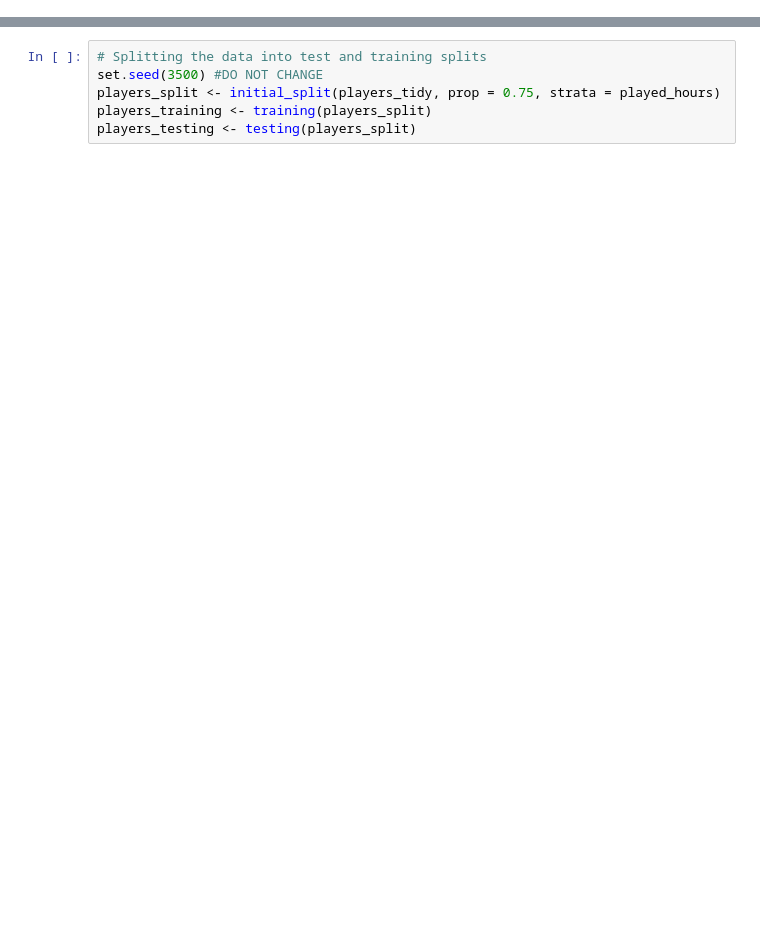
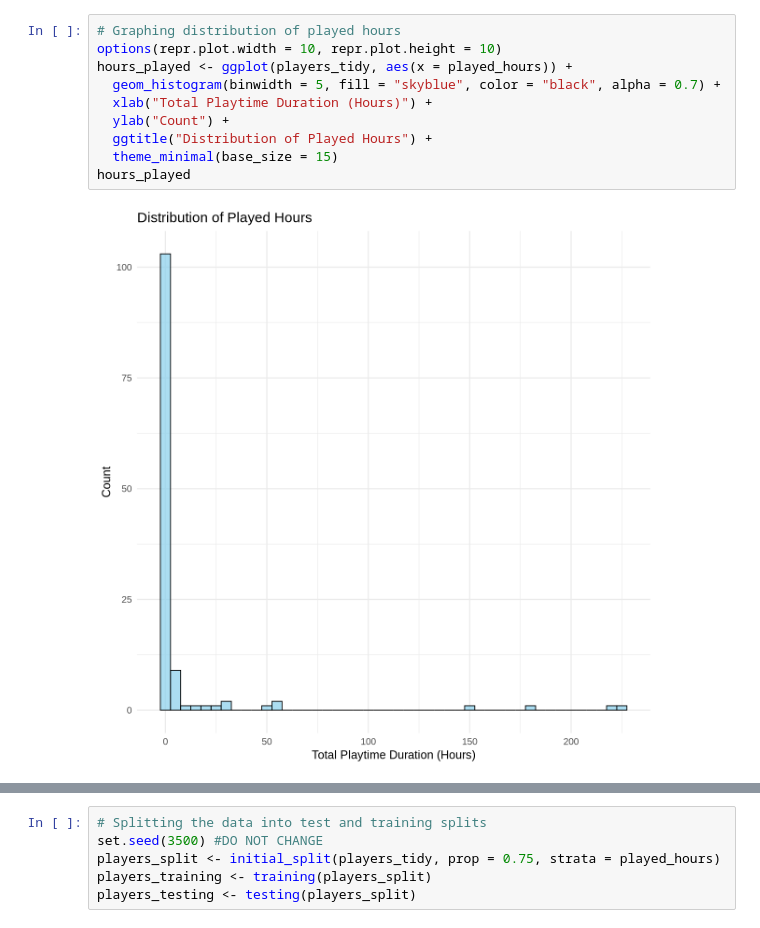
Before and after one commit to Michaele0128/Final_Project, a Jupyter notebook: Final Project.ipynb, the cells around one changed output, grey strips where cells are left out. Saved outputs shown, nothing was run; the diff lists cells and outputs as text; blank space fills up the shorter version.

Commit message:
Some visualizations are added for the tidy data

```diff
--- a/Final Project.ipynb
+++ b/Final Project.ipynb
@@ -152,3 +153,15 @@ A tibble: 125 × 9
 | bda1905e54b6c745bcced9d59ce655a5b... | 0 | 17 | Male | 2 | 5 | 1 | 0 | ... |
 | 7b17513f11968feaf6b02977885c436dc... | 0 | 50 | Male | 3 | 5 | 1 | 0 | ... |
 | d572f391d452b76ea2d7e5e53a3d38bfd... | 0 | 17 | Other | 2 | 5 | 0 | 0 | ... |
+# %%
+# Graphing distribution of played hours
+options(repr.plot.width = 10, repr.plot.height = 10)
+hours_played <- ggplot(players_tidy, aes(x = played_hours)) +
+  geom_histogram(binwidth = 5, fill = "skyblue", color = "black", alpha = 0.7) +
+  xlab("Total Playtime Duration (Hours)") +
+  ylab("Count") +
+  ggtitle("Distribution of Played Hours") +
+  theme_minimal(base_size = 15)
+hours_played
+# %% [output]
+[figure, added]
```
Also changed, not shown: parts of 9 cells of this notebook.
